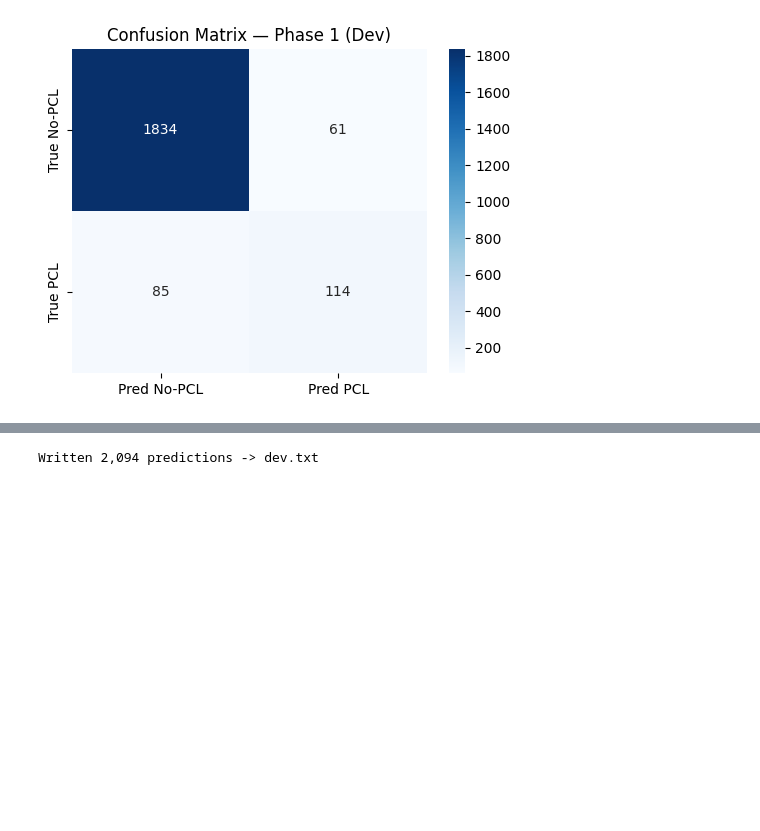
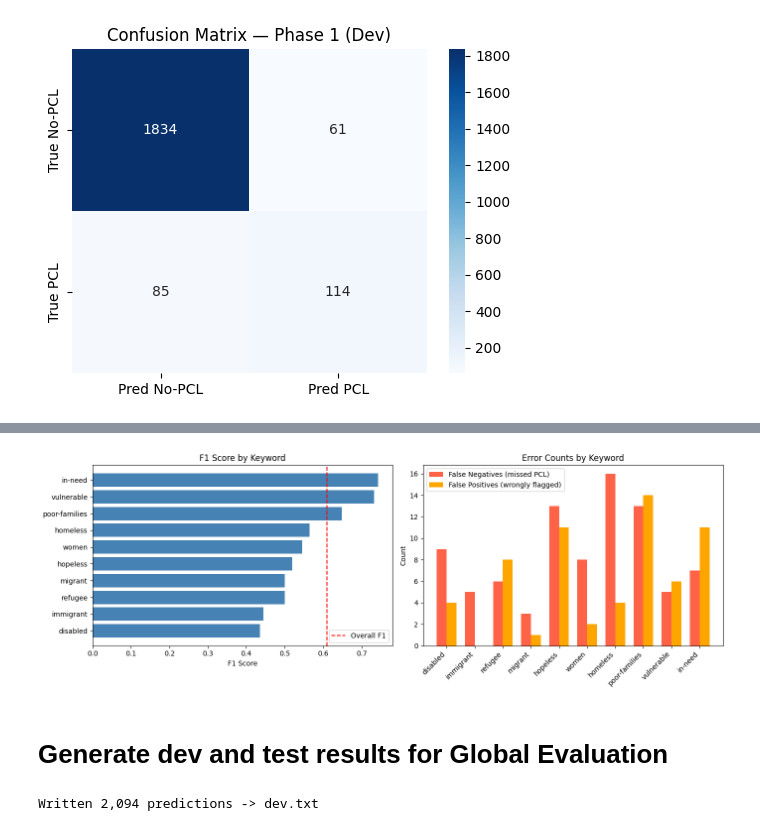
Before and after one commit to wowthecoder/imperial-nlp-cw, a Jupyter notebook: BestModel/best_model.ipynb, the cells around one changed output, grey strips where cells are left out. Saved outputs shown, nothing was run; the diff lists cells and outputs as text; code cells hidden in the pictures; blank space fills up the shorter version.

Commit message:
error analysis

```diff
--- a/BestModel/best_model.ipynb
+++ b/BestModel/best_model.ipynb
@@ -451,0 +485,9 @@ weighted avg     0.9268    0.9303    0.9283      2094
+# %%
+error_df = dev_base_df.copy()
+error_df['y_true'] = y_true
+error_df['y_pred'] = y_pred
+error_df['correct'] = (error_df['y_true'] == error_df['y_pred'])
+
+# The four error categories
+fn_df = error_df[(error_df['y_true'] == 1) & (error_df['y_pred'] == 0)]  # False Negatives — missed PCL
+fp_df = error_df[(error_df['y_true'] == 0) & (error_df['y_pred'] == 1)]  # False Positives — wrongly flagged
@@ -451,0 +530,10 @@ weighted avg     0.9268    0.9303    0.9283      2094
+# %%
+keyword_analysis = error_df.groupby('keyword').apply(
+    lambda g: pd.Series({
+        'total': len(g),
+        'fn': ((g.y_true==1) & (g.y_pred==0)).sum(),
+        'fp': ((g.y_true==0) & (g.y_pred==1)).sum(),
+        'f1': f1_score(g.y_true, g.y_pred, zero_division=0)
+    })
+).round(3)
+print(keyword_analysis.sort_values('f1'))
@@ -452,3 +553,32 @@ weighted avg     0.9268    0.9303    0.9283      2094
+# %%
+fig, axes = plt.subplots(1, 2, figsize=(14, 5))
+
+# F1 by keyword
+keyword_analysis_sorted = keyword_analysis.sort_values('f1')
+axes[0].barh(keyword_analysis_sorted.index, keyword_analysis_sorted['f1'], color='steelblue')
+axes[0].axvline(x=f1_score(y_true, y_pred, zero_division=0), color='red', linestyle='--', label='Overall F1')
+axes[0].set_xlabel('F1 Score')
+axes[0].set_title('F1 Score by Keyword')
+axes[0].legend()
+
+# FN and FP counts by keyword
+x = range(len(keyword_analysis_sorted))
+width = 0.35
+axes[1].bar([i - width/2 for i in x], keyword_analysis_sorted['fn'], width, label='False Negatives (missed PCL)', color='tomato')
+axes[1].bar([i + width/2 for i in x], keyword_analysis_sorted['fp'], width, label='False Positives (wrongly flagged)', color='orange')
+axes[1].set_xticks(list(x))
+axes[1].set_xticklabels(keyword_analysis_sorted.index, rotation=45, ha='right')
+axes[1].set_ylabel('Count')
+axes[1].set_title('Error Counts by Keyword')
+axes[1].legend()
+
+plt.tight_layout()
+plt.savefig(os.path.join(RUN_NAME_P1, "error_breakdown_by_keyword.png"), dpi=300)
+plt.show()
+# %% [output]
+[figure, added]
+# %% [markdown]
+# Generate dev and test results for Global Evaluation
 # %%
 # ============================================================
 # Generate dev.txt  (official dev split order)
```
Also changed, not shown: parts of 7 cells of this notebook, 1 other file.
